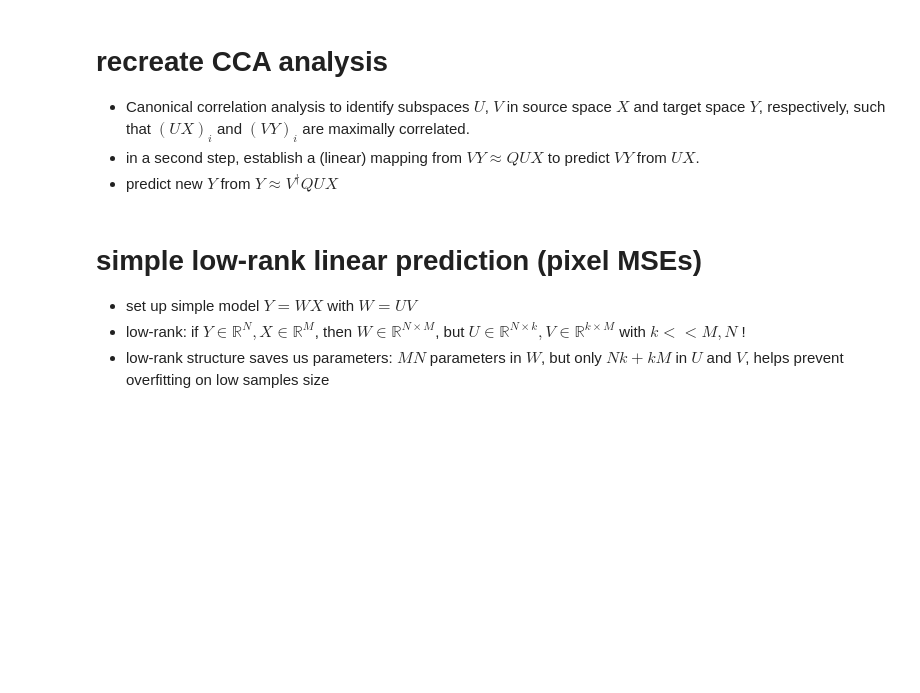
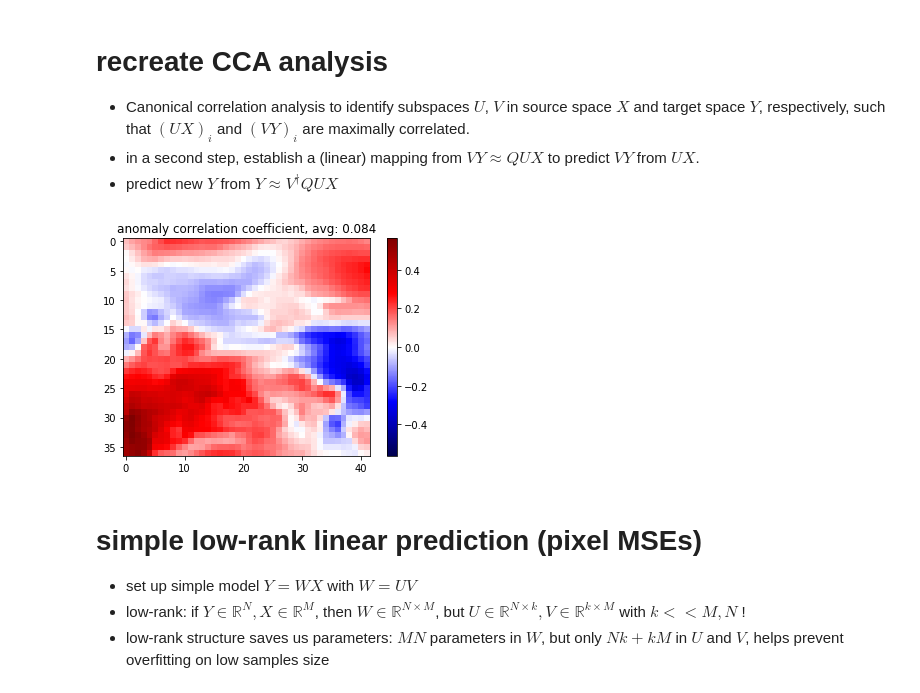
Before and after one commit to m-dml/forecast_predictability, a Jupyter notebook: notebooks/playground.ipynb, the cells around one changed output. Drawn from its saved outputs; the diff is of its cells as text; code cells hidden in the pictures; blank space fills up the shorter version.

```diff
--- a/notebooks/playground.ipynb
+++ b/notebooks/playground.ipynb
@@ -10,25 +12,24 @@ import numpy as np
 import matplotlib.pyplot as plt
 import seaborn
 
-import predictability_utils as pu
 from predictability_utils.utils import helpers, io
+from predictability_utils.methods.lrlin_method import run_lrlin
+from predictability_utils.methods.cca_method import run_cca
+
+import torch
+torch.manual_seed(42)
 
 root_data = '../../data/pyrina'
 
-# air pressure at mean sea level (North Atlantic & EU) ANOMALIES
-msl_naeu_anomalies, _ = io.data_load('msl', 'NA-EU', 'anomalies', root_data)
-
-# sea surface temperatures (North Atlantic & EU) ANOMALIES
-sst_naeu_anomalies, sst_naeu_anomalies_mask = io.data_load('sst', 'NA-EU', 'anomalies', root_data)
+n_latents = 5
+train_months, test_months = [2,3,4], [5,6,7]
+y_train = 51
 
 # Volumetric soil water layer 1 (EU) ANOMALIES
-swvl1_eu_anomalies, _ = io.data_load('swvl1', 'EU', 'anomalies', root_data)
+source_data, _ = io.data_load('swvl1', 'EU', 'anomalies', root_data)
 
 # Temperature at 2m (EU) ANOMALIES
-t2m_eu_anomalies, _ = io.data_load('t2m', 'EU', 'anomalies', root_data)
-
-# sea surface temperatures (TNA) ANOMALIES
-sst_tna_anomalies, sst_tna_anomalies_mask = io.data_load('sst', 'TNA', 'anomalies', root_data)
+target_data, _ = io.data_load('t2m', 'EU', 'anomalies', root_data)
 
 # training data time stamps and map shape
 nc_fn = root_data + "/t2m_ERA20c_monthly_1900-2010.EU.mv.nc"
@@ -36,24 +37,9 @@ ts = Dataset(nc_fn, 'r').variables['time'].__array__().data
 t2m_eu = Dataset(nc_fn, 'r').variables['t2m'].__array__().data
 map_shape = t2m_eu.shape[1:]
 
-train_months, test_months = [2,3,4], [5,6,7]
-y_train = 51
-
-tmp = helpers.split_train_data(ts, y_train, train_months, test_months)
-idx_source_train, idx_target_train, idx_source_test, idx_target_test = tmp
+idcs = helpers.split_train_data(ts, y_train, train_months, test_months)
+idx_source_train, idx_target_train, idx_source_test, idx_target_test = idcs
 
 # let's not miss a year
 assert np.prod(idx_source_train.shape) + np.prod(idx_source_test.shape) == len(ts)/12 * len(train_months)
 assert np.prod(idx_target_train.shape) + np.prod(idx_target_test.shape) == len(ts)/12 * len(test_months)
-
-plt.figure(figsize=(16,8))
-plt.subplot(1,3,1)
-plt.imshow(t2m_eu[::12,:,:].mean(axis=0))
-plt.title('avg t2m map for EU')
-plt.subplot(1,3,2)
-plt.imshow(sst_tna_anomalies_mask[0,:,:])
-plt.title('TNA mask (SSTs))')
-plt.subplot(1,3,3)
-plt.imshow(sst_naeu_anomalies_mask[0,:,:])
-plt.title('NA EU mask (SSTs)')
-plt.show()
@@ -92,3 +54,7 @@ viz.visualize_example_preds(out_true, out_pred, map_shape, y_train, years=[0,15,
+# %%
+anomaly_corrs, params = run_cca(source_data, target_data, n_latents, idcs, if_plot=True, map_shape=map_shape)
+# %% [output]
+[figure, added]
 # %% [markdown]
 # simple low-rank linear prediction (pixel MSEs)
 
```
Also changed, not shown: parts of 6 cells of this notebook, 2 other files.
